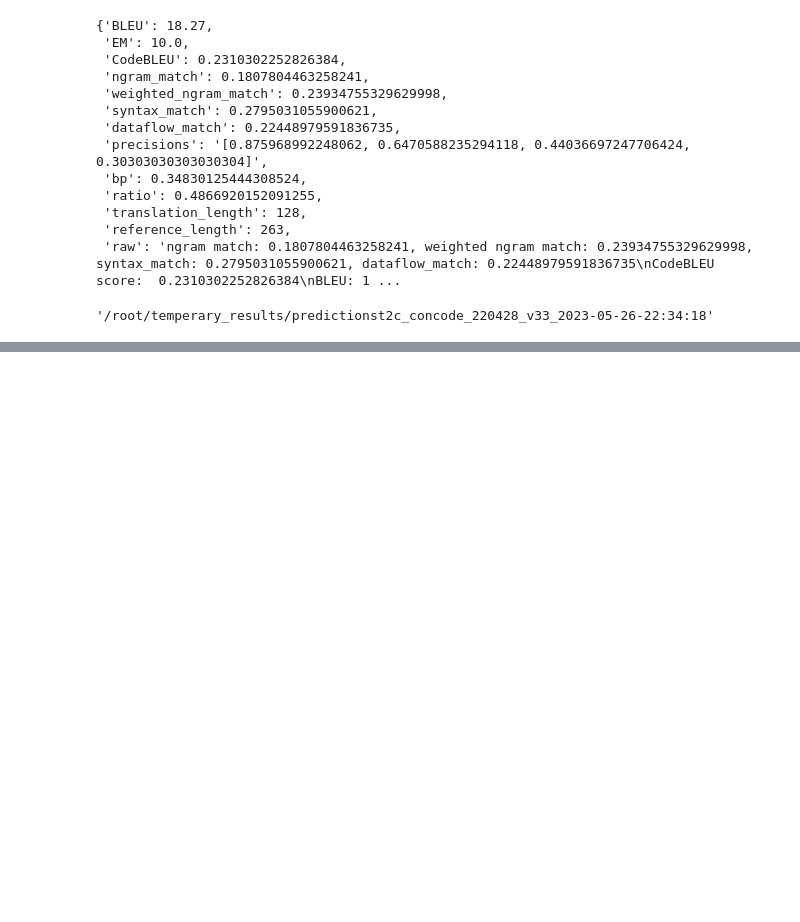
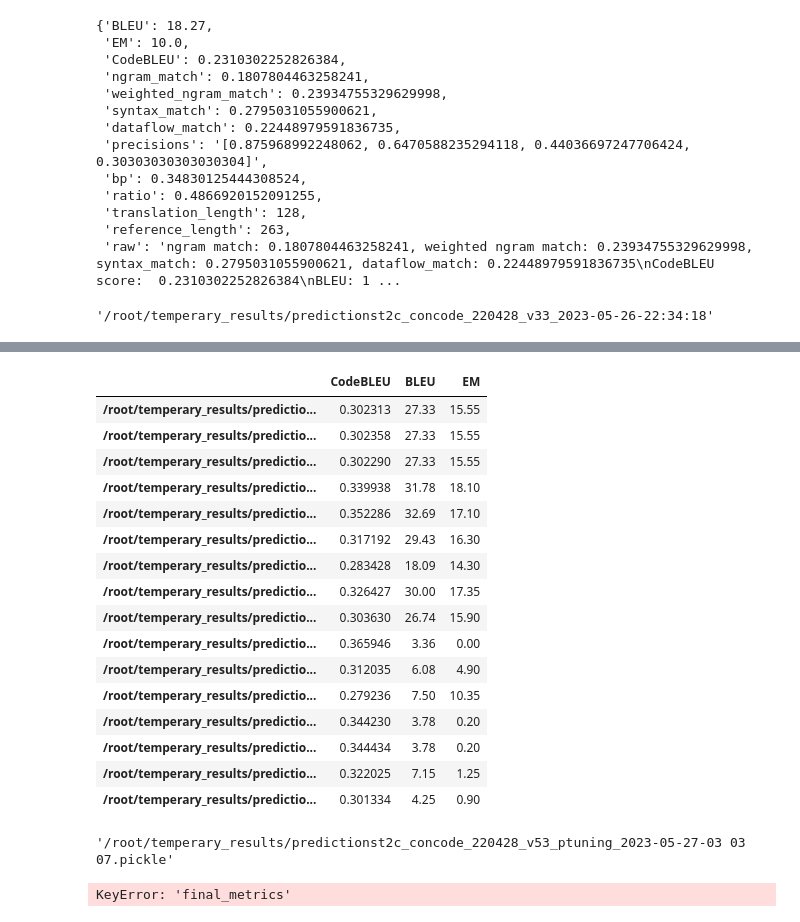
Before and after one commit to lizkuh/HSE_diploma, a Jupyter notebook: load_all_experiments/load_all_from_main_node.ipynb, the cells around one changed output, grey strips where cells are left out. Cells and saved outputs as stored; diff of their text form; code cells hidden in the pictures; blank space fills up the shorter version.

```diff
--- a/load_all_experiments/load_all_from_main_node.ipynb
+++ b/load_all_experiments/load_all_from_main_node.ipynb
@@ -453,0 +750,27 @@ fn_output
+# %%
+pd.DataFrame({i['fn_aggregation_metrics']: {k:v for k, v in i['final_metrics'].items()
+                                        if k in ["BLEU", "EM", "CodeBLEU"]
+                                       }
+  for i in all_res}).T[["CodeBLEU", "BLEU", "EM"]]
+# %% [output]
+|  | CodeBLEU | BLEU | EM |
+| /root/temperary_results/predictio... | 0.302313 | 27.33 | 15.55 |
+| /root/temperary_results/predictio... | 0.302358 | 27.33 | 15.55 |
+| /root/temperary_results/predictio... | 0.302290 | 27.33 | 15.55 |
+| /root/temperary_results/predictio... | 0.339938 | 31.78 | 18.10 |
+| /root/temperary_results/predictio... | 0.352286 | 32.69 | 17.10 |
+| /root/temperary_results/predictio... | 0.317192 | 29.43 | 16.30 |
+| /root/temperary_results/predictio... | 0.283428 | 18.09 | 14.30 |
+| /root/temperary_results/predictio... | 0.326427 | 30.00 | 17.35 |
+| /root/temperary_results/predictio... | 0.303630 | 26.74 | 15.90 |
+| /root/temperary_results/predictio... | 0.365946 | 3.36 | 0.00 |
+| /root/temperary_results/predictio... | 0.312035 | 6.08 | 4.90 |
+| /root/temperary_results/predictio... | 0.279236 | 7.50 | 10.35 |
+| /root/temperary_results/predictio... | 0.344230 | 3.78 | 0.20 |
+| /root/temperary_results/predictio... | 0.344434 | 3.78 | 0.20 |
+| /root/temperary_results/predictio... | 0.322025 | 7.15 | 1.25 |
+| /root/temperary_results/predictio... | 0.301334 | 4.25 | 0.90 |
+# %%
+all_res[:8][-1]['fn_aggregation_metrics'].split('?')
+# %% [output]
+'/root/temperary_results/predictionst2c_concode_220428_v53_ptuning_2023-05-27-03 03 07.pickle'
@@ -453,0 +783,4 @@ fn_output
+# %%
+dct['final_metrics']
+# %% [output]
+KeyError: 'final_metrics'
```
Also changed, not shown: parts of 38 cells of this notebook, 2 other files.
